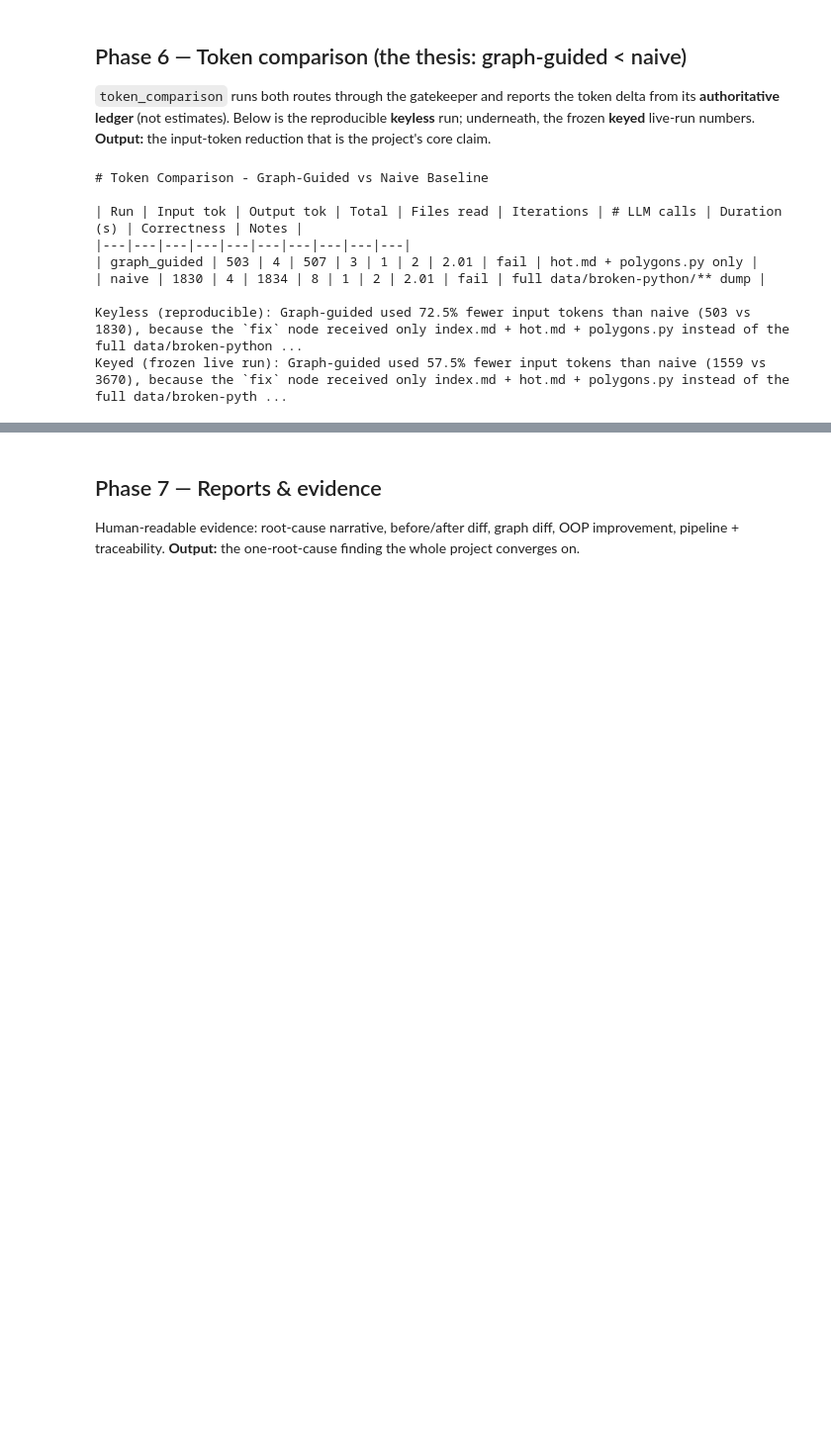
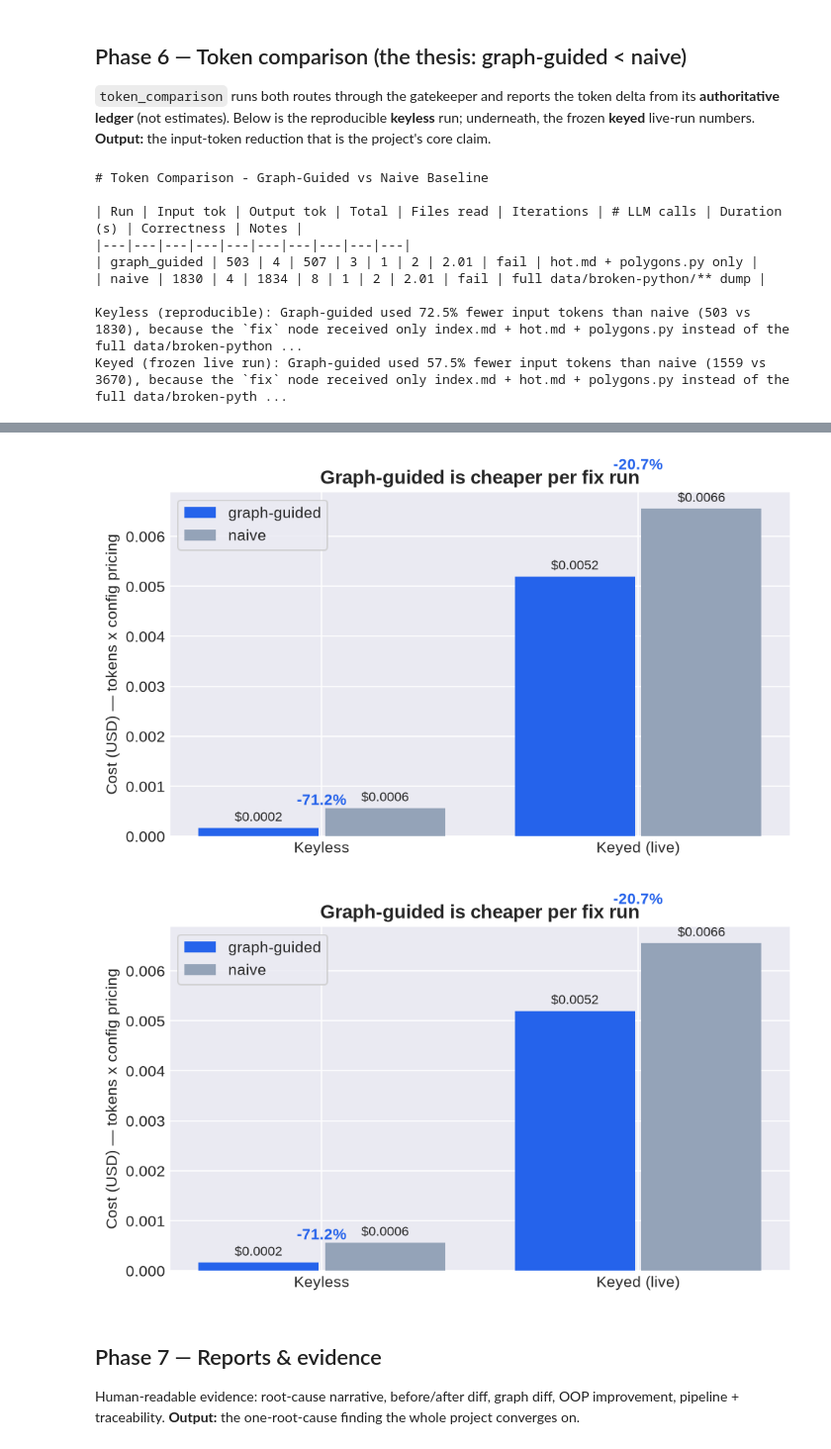
Before and after one commit to eyalsht/ex04-graphify-agent, a Jupyter notebook: notebooks/project_run.ipynb, the cells around one changed output, grey strips where cells are left out. Shown at 99% size. Drawn from its saved outputs; the diff is of its cells as text; code cells hidden in the pictures; blank space fills up the shorter version.

```diff
--- a/notebooks/project_run.ipynb
+++ b/notebooks/project_run.ipynb
@@ -294,3 +317,8 @@ Keyed (frozen live run): Graph-guided used 57.5% fewer input tokens than naive (
+# %%
+make_charts.fig_cost()
+# %% [output]
+[figure, added]
+[figure, added]
 # %% [markdown]
 ## Phase 7 — Reports & evidence
 
```
Also changed, not shown: parts of 6 cells of this notebook.
